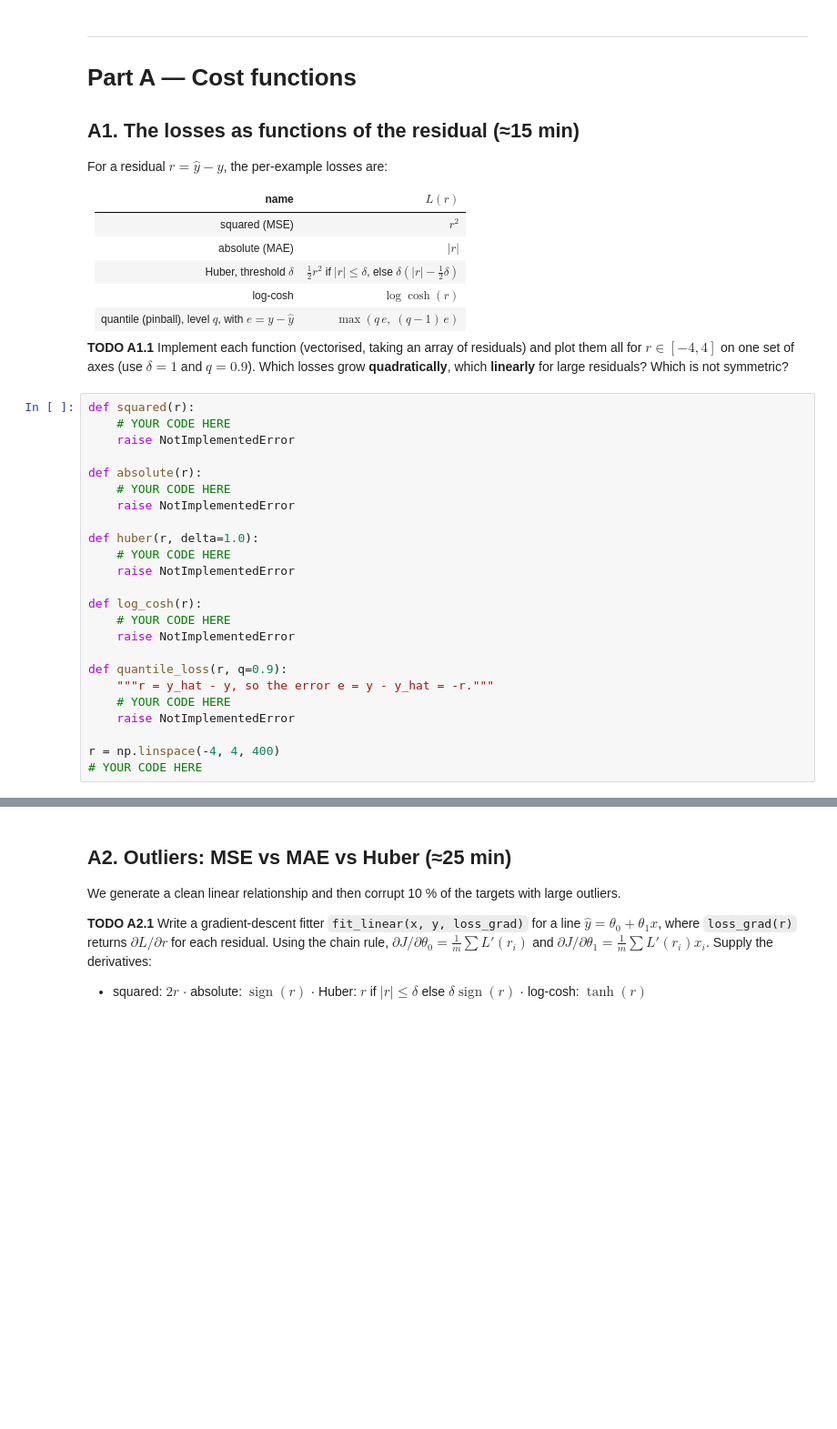
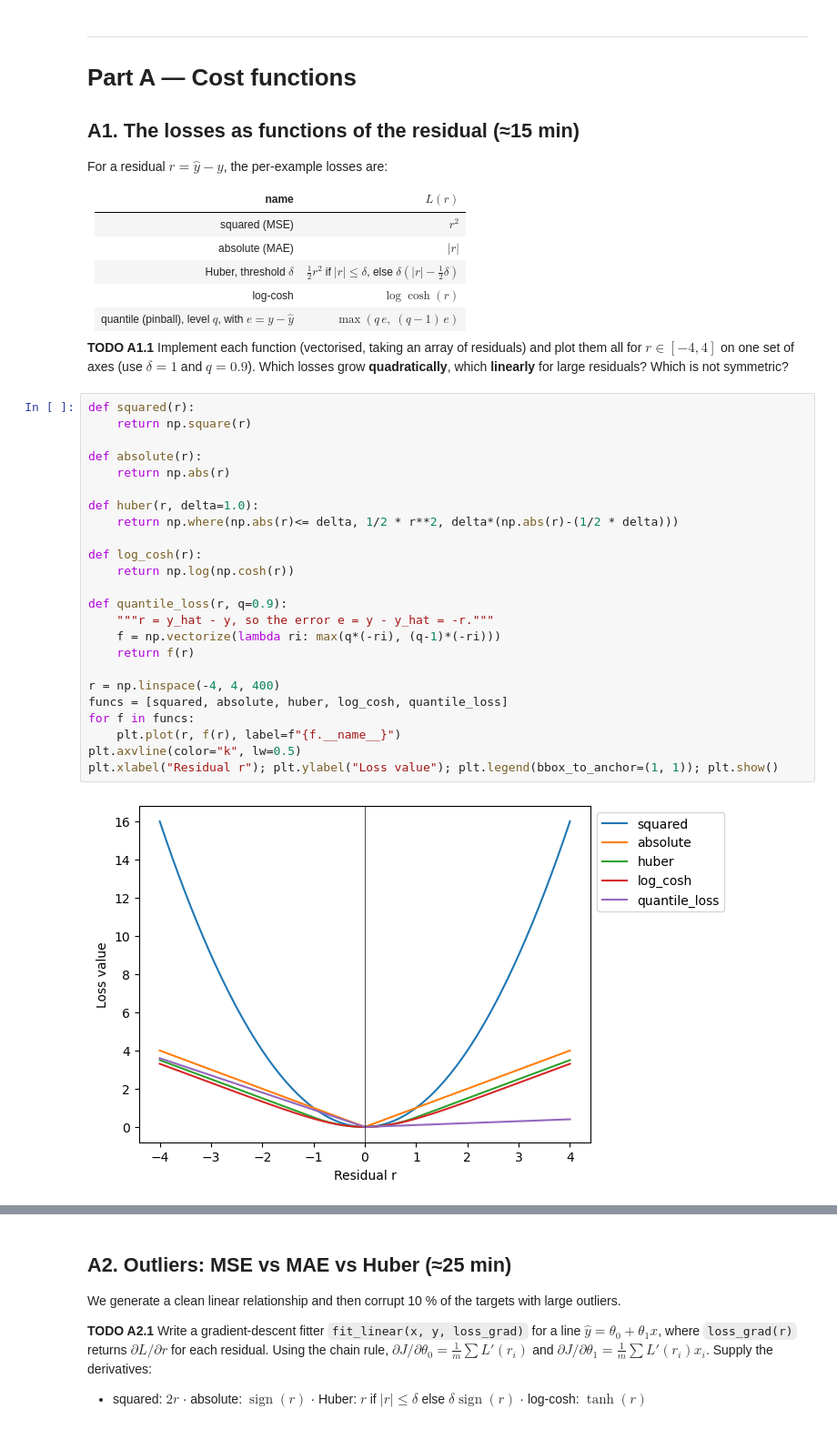
Before and after one commit to AxelTettenbornDurham/AI_lab_coursework, a Jupyter notebook: P5_cost_functions_regularisation.ipynb, the cells around one changed output, grey strips where cells are left out. Shown at 91% size. Drawn from its saved outputs; the diff is of its cells as text; blank space fills up the shorter version.

```diff
--- a/P5_cost_functions_regularisation.ipynb
+++ b/P5_cost_functions_regularisation.ipynb
@@ -36,25 +36,27 @@ $r\in[-4,4]$ on one set of axes (use $\delta = 1$ and $q=0.9$). Which losses gro
 **linearly** for large residuals? Which is not symmetric?
 # %%
 def squared(r):
-    # YOUR CODE HERE
-    raise NotImplementedError
+    return np.square(r)
 
 def absolute(r):
-    # YOUR CODE HERE
-    raise NotImplementedError
+    return np.abs(r)
 
 def huber(r, delta=1.0):
-    # YOUR CODE HERE
-    raise NotImplementedError
+    return np.where(np.abs(r)<= delta, 1/2 * r**2, delta*(np.abs(r)-(1/2 * delta)))
 
 def log_cosh(r):
-    # YOUR CODE HERE
-    raise NotImplementedError
+    return np.log(np.cosh(r))
 
 def quantile_loss(r, q=0.9):
     """r = y_hat - y, so the error e = y - y_hat = -r."""
-    # YOUR CODE HERE
-    raise NotImplementedError
+    f = np.vectorize(lambda ri: max(q*(-ri), (q-1)*(-ri)))
+    return f(r)
 
 r = np.linspace(-4, 4, 400)
-# YOUR CODE HERE
+funcs = [squared, absolute, huber, log_cosh, quantile_loss]
+for f in funcs:
+    plt.plot(r, f(r), label=f"{f.__name__}")
+plt.axvline(color="k", lw=0.5)
+plt.xlabel("Residual r"); plt.ylabel("Loss value"); plt.legend(bbox_to_anchor=(1, 1)); plt.show()
+# %% [output]
+[figure, added]
```
Also changed, not shown: parts of 3 cells of this notebook, 1 other file.
